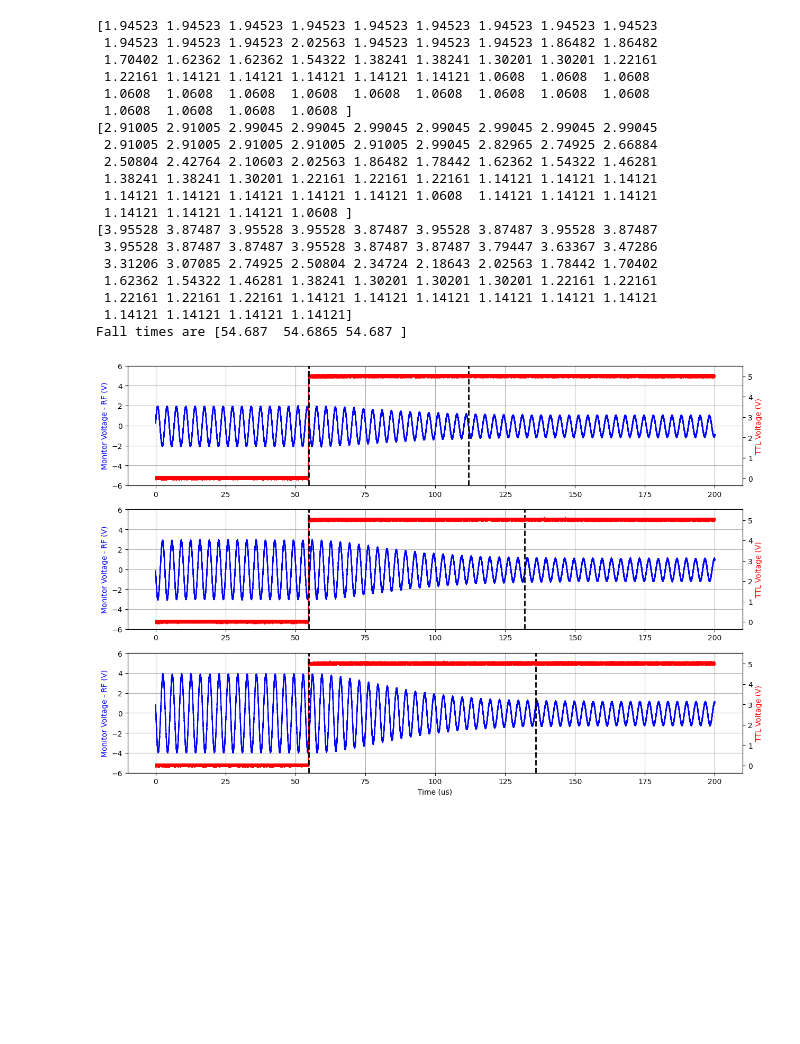
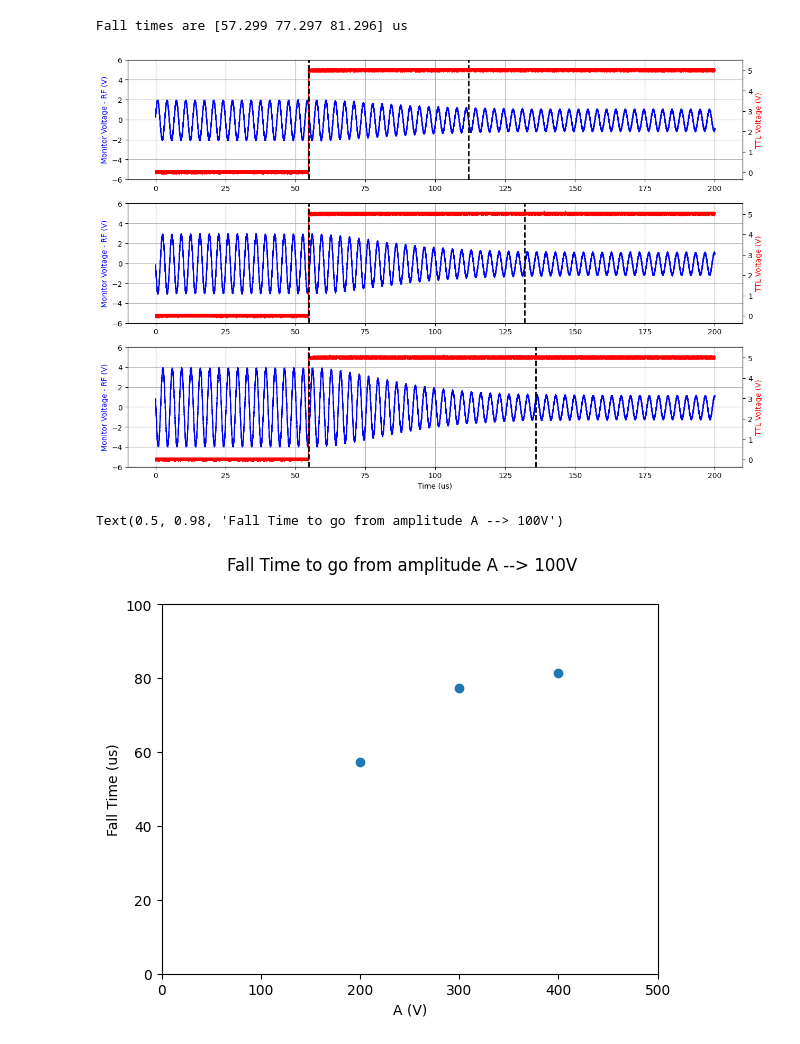
Before and after one commit to EmilLenler/PhD-Work, a Jupyter notebook: Lab Stuff/ESI/Equipment/Time Constants - RF Switch/analysis.ipynb, the cells around one changed output. Saved outputs shown, nothing was run; the diff lists cells and outputs as text; code cells hidden in the pictures; blank space fills up the shorter version.

Commit message:
Some Time cst stuff, and some teaching

```diff
--- a/Lab Stuff/ESI/Equipment/Time Constants - RF Switch/analysis.ipynb
+++ b/Lab Stuff/ESI/Equipment/Time Constants - RF Switch/analysis.ipynb
@@ -44,7 +45,6 @@ for j,file in enumerate(files):
                 t_end = (n+1) * divSize
                 maxInDivision[n] = np.max(V[(t > t_start) & (t < t_end)])
 
-            print(maxInDivision)
             stabilizedTimes[j//2] = t[np.where(maxInDivision < maxInDivision[-1] * 1.1)[0][0] * len(t[(t > t_start) & (t < t_end)])]
             ax[j//2].axvline(stabilizedTimes[j//2], color = 'k', linestyle = '--', linewidth = 2,zorder  =100)
         else:
@@ -56,25 +56,20 @@ ax[-1].set_xlabel('Time (us)')
 
 FallTimes = stabilizedTimes-triggerTimes
 
-print('Fall times are', FallTimes)
+print('Fall times are', FallTimes, 'us')
 # %% [output]
-[1.94523 1.94523 1.94523 1.94523 1.94523 1.94523 1.94523 1.94523 1.94523
- 1.94523 1.94523 1.94523 2.02563 1.94523 1.94523 1.94523 1.86482 1.86482
- 1.70402 1.62362 1.62362 1.54322 1.38241 1.38241 1.30201 1.30201 1.22161
- 1.22161 1.14121 1.14121 1.14121 1.14121 1.14121 1.0608  1.0608  1.0608
- 1.0608  1.0608  1.0608  1.0608  1.0608  1.0608  1.0608  1.0608  1.0608
- 1.0608  1.0608  1.0608  1.0608 ]
-[2.91005 2.91005 2.99045 2.99045 2.99045 2.99045 2.99045 2.99045 2.99045
- 2.91005 2.91005 2.91005 2.91005 2.91005 2.99045 2.82965 2.74925 2.66884
- 2.50804 2.42764 2.10603 2.02563 1.86482 1.78442 1.62362 1.54322 1.46281
- 1.38241 1.38241 1.30201 1.22161 1.22161 1.22161 1.14121 1.14121 1.14121
- 1.14121 1.14121 1.14121 1.14121 1.14121 1.0608  1.14121 1.14121 1.14121
- 1.14121 1.14121 1.14121 1.0608 ]
-[3.95528 3.87487 3.95528 3.95528 3.87487 3.95528 3.87487 3.95528 3.87487
- 3.95528 3.87487 3.87487 3.95528 3.87487 3.87487 3.79447 3.63367 3.47286
- 3.31206 3.07085 2.74925 2.50804 2.34724 2.18643 2.02563 1.78442 1.70402
- 1.62362 1.54322 1.46281 1.38241 1.30201 1.30201 1.30201 1.22161 1.22161
- 1.22161 1.22161 1.22161 1.14121 1.14121 1.14121 1.14121 1.14121 1.14121
- 1.14121 1.14121 1.14121 1.14121]
-Fall times are [54.687  54.6865 54.687 ]
+Fall times are [57.299 77.297 81.296] us
 [figure]
+# %%
+fig, ax = plt.subplots()
+
+ax.plot([200,300,400], FallTimes, 'o')
+
+ax.set_xlim(0,500)
+ax.set_ylim(0,100)
+ax.set_ylabel('Fall Time (us)')
+ax.set_xlabel('A (V)')
+fig.suptitle('Fall Time to go from amplitude A --> 100V')
+# %% [output]
+Text(0.5, 0.98, 'Fall Time to go from amplitude A --> 100V')
+[figure, added]
```
Also changed, not shown: parts of 4 cells of this notebook, 8 other files.
